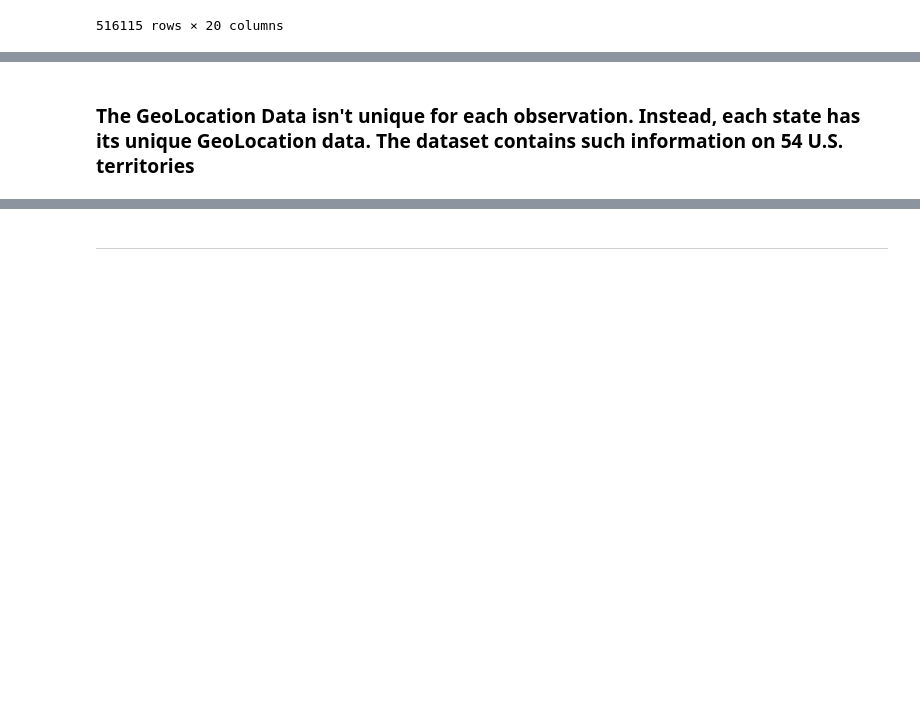
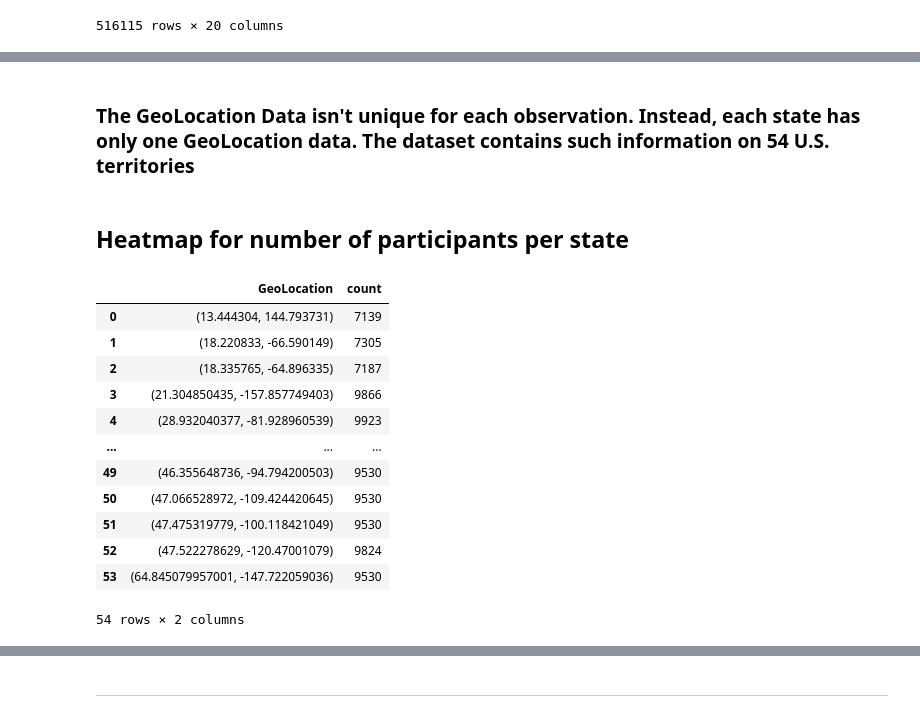
Before and after one commit to djleung/DataHacks_2020_public, a Jupyter notebook: Initial_Data_Exploration.ipynb, the cells around one changed output, grey strips where cells are left out. Drawn from its saved outputs; the diff is of its cells as text; code cells hidden in the pictures; blank space fills up the shorter version.

```diff
--- a/Initial_Data_Exploration.ipynb
+++ b/Initial_Data_Exploration.ipynb
@@ -464,4 +486,25 @@ m
 # %% [output]
 [interactive output not drawn]
 # %% [markdown]
-### The GeoLocation Data isn't unique for each observation. Instead, each state has its unique GeoLocation data. The dataset contains such information on 54 U.S. territories
+### The GeoLocation Data isn't unique for each observation. Instead, each state has only one GeoLocation data. The dataset contains such information on 54 U.S. territories
+# %% [markdown]
+## Heatmap for number of participants per state
+# %%
+count_by_state = valid_geo.groupby("GeoLocation").count()['DataSource']
+count_by_state_table = count_by_state.to_frame().reset_index()
+count_by_state_table = count_by_state_table.assign(count=count_by_state_table.get("DataSource")).drop(columns='DataSource')
+count_by_state_table
+# %% [output]
+|  | GeoLocation | count |
+| 0 | (13.444304, 144.793731) | 7139 |
+| 1 | (18.220833, -66.590149) | 7305 |
+| 2 | (18.335765, -64.896335) | 7187 |
+| 3 | (21.304850435, -157.857749403) | 9866 |
+| 4 | (28.932040377, -81.928960539) | 9923 |
+| ... | ... | ... |
+| 49 | (46.355648736, -94.794200503) | 9530 |
+| 50 | (47.066528972, -109.424420645) | 9530 |
+| 51 | (47.475319779, -100.118421049) | 9530 |
+| 52 | (47.522278629, -120.47001079) | 9824 |
+| 53 | (64.845079957001, -147.722059036) | 9530 |
+54 rows × 2 columns
```
Also changed, not shown: parts of 12 cells of this notebook, 6 other files.
